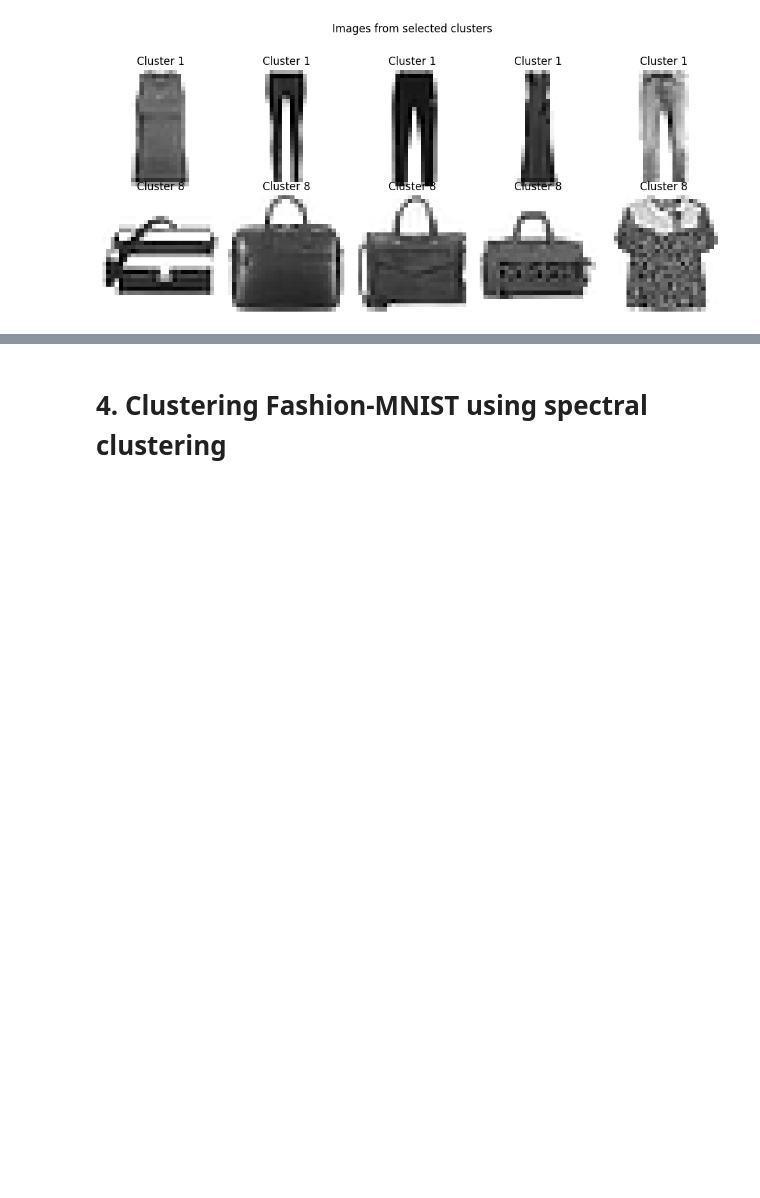
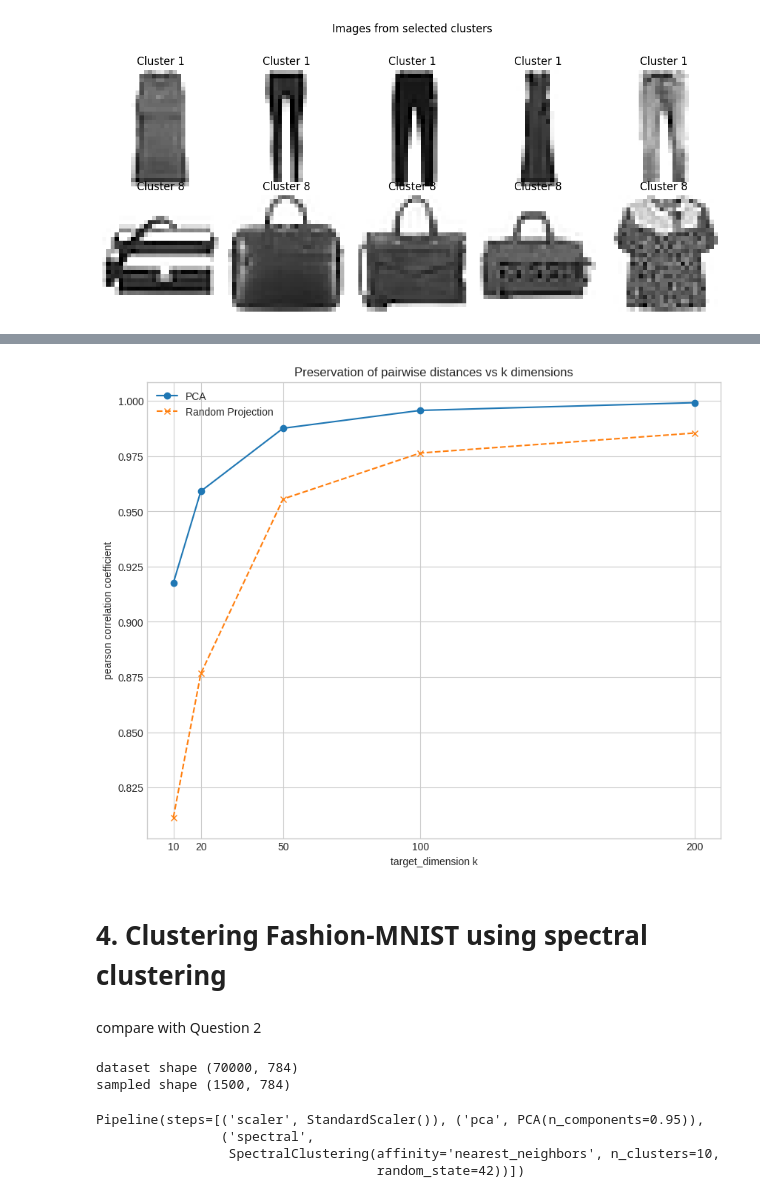
Before and after one commit to deskk/MIS_project2, a Jupyter notebook: project2.ipynb, the cells around one changed output, grey strips where cells are left out. Cells and saved outputs as stored; diff of their text form; code cells hidden in the pictures; blank space fills up the shorter version.

```diff
--- a/project2.ipynb
+++ b/project2.ipynb
@@ -245,0 +264,26 @@ plt.tight_layout(rect=[0, 0.03, 1, 0.95])
+# %%
+# pairwise distance in the original space
+dist_orig_matrix = pairwise_distances(X_scaled, metric='euclidean') # computes square matrix of distances
+indices = np.triu_indices(n_samples, k=1)
+dist_orig_vec = dist_orig_matrix[indices]
+# %%
+target_dims = [10, 20, 50, 100, 200]
+pca_correlations = []
+rp_correlations = []
+
+for k in target_dims:
+  pca = PCA(n_components=k, random_state=42)
+  X_pca = pca.fit_transform(X_scaled)
+  dist_pca_matrix = pairwise_distances(X_pca, metric='euclidean')
+  dist_pca_vec = dist_pca_matrix[indices]
+  pca_corr, _ = pearsonr(dist_orig_vec, dist_pca_vec)
+  pca_correlations.append(pca_corr)
+
+  rp = GaussianRandomProjection(n_components=k, random_state=42)
+  X_rp = rp.fit_transform(X_scaled)
+  dist_rp_matrix = pairwise_distances(X_rp, metric='euclidean')
+  dist_rp_vec = dist_rp_matrix[indices]
+  rp_corr, _ = pearsonr(dist_orig_vec, dist_rp_vec)
+  rp_correlations.append(rp_corr)
+
+  print(f"k = {k:3d}\n | PCA correlation: {pca_corr:.3f}\n | RP correlation: {rp_corr:.3f}\n")
@@ -246,2 +310,16 @@ plt.tight_layout(rect=[0, 0.03, 1, 0.95])
+# %%
+plt.style.use('seaborn-v0_8-whitegrid')
+fig, ax = plt.subplots(figsize=(10, 8))
+
+ax.plot(target_dims, pca_correlations, marker='o', linestyle='-', label='PCA')
+ax.plot(target_dims, rp_correlations, marker='x', linestyle='--', label='Random Projection')
+ax.set_title('Preservation of pairwise distances vs k dimensions')
+ax.set_xlabel('target_dimension k')
+ax.set_ylabel('pearson correlation coefficient')
+ax.set_xticks(target_dims)
+ax.legend()
+ax.grid(True)
+# %% [output]
+[figure, added]
 # %% [markdown]
 # 4. Clustering Fashion-MNIST using spectral clustering
@@ -249,0 +326,2 @@ plt.tight_layout(rect=[0, 0.03, 1, 0.95])
+# %% [markdown]
+compare with Question 2
@@ -249,0 +336,15 @@ plt.tight_layout(rect=[0, 0.03, 1, 0.95])
+# %%
+X, y = fetch_openml("Fashion-MNIST", version=1, as_frame=False, parser="auto", return_X_y=True)
+y = y.astype(int)
+
+np.random.seed(42)
+sample_size = 1500
+random_indices = np.random.choice(X.shape[0], sample_size, replace=False)
+X_sample = X[random_indices]
+y_sample = y[random_indices]
+
+print('dataset shape', X.shape)
+print('sampled shape', X_sample.shape)
+# %% [output]
+dataset shape (70000, 784)
+sampled shape (1500, 784)
@@ -249,0 +357,7 @@ plt.tight_layout(rect=[0, 0.03, 1, 0.95])
+# %%
+pipeline.fit(X_sample)
+# %% [output]
+Pipeline(steps=[('scaler', StandardScaler()), ('pca', PCA(n_components=0.95)),
+                ('spectral',
+                 SpectralClustering(affinity='nearest_neighbors', n_clusters=10,
+                                    random_state=42))])
```
Also changed, not shown: parts of 11 cells of this notebook.
